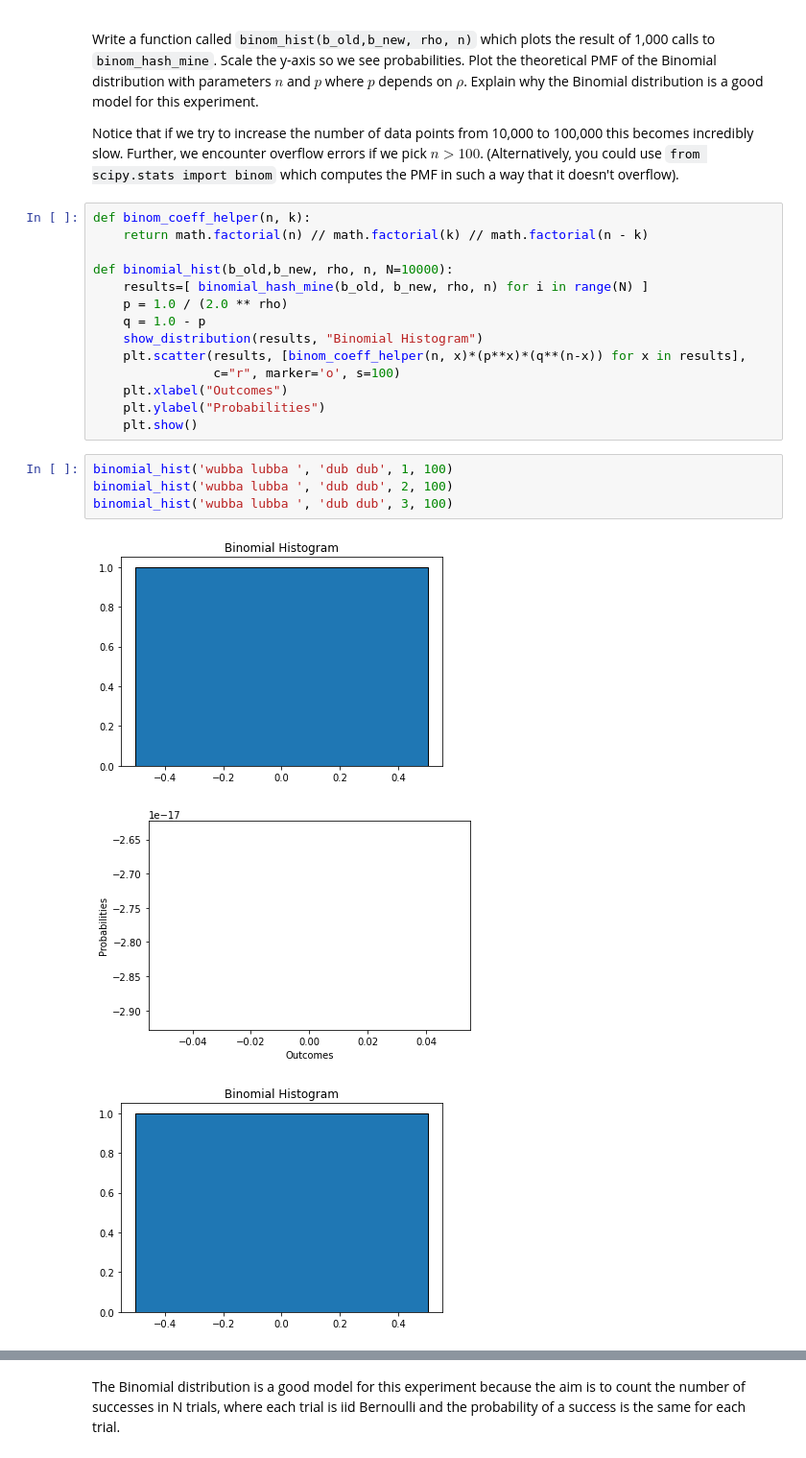
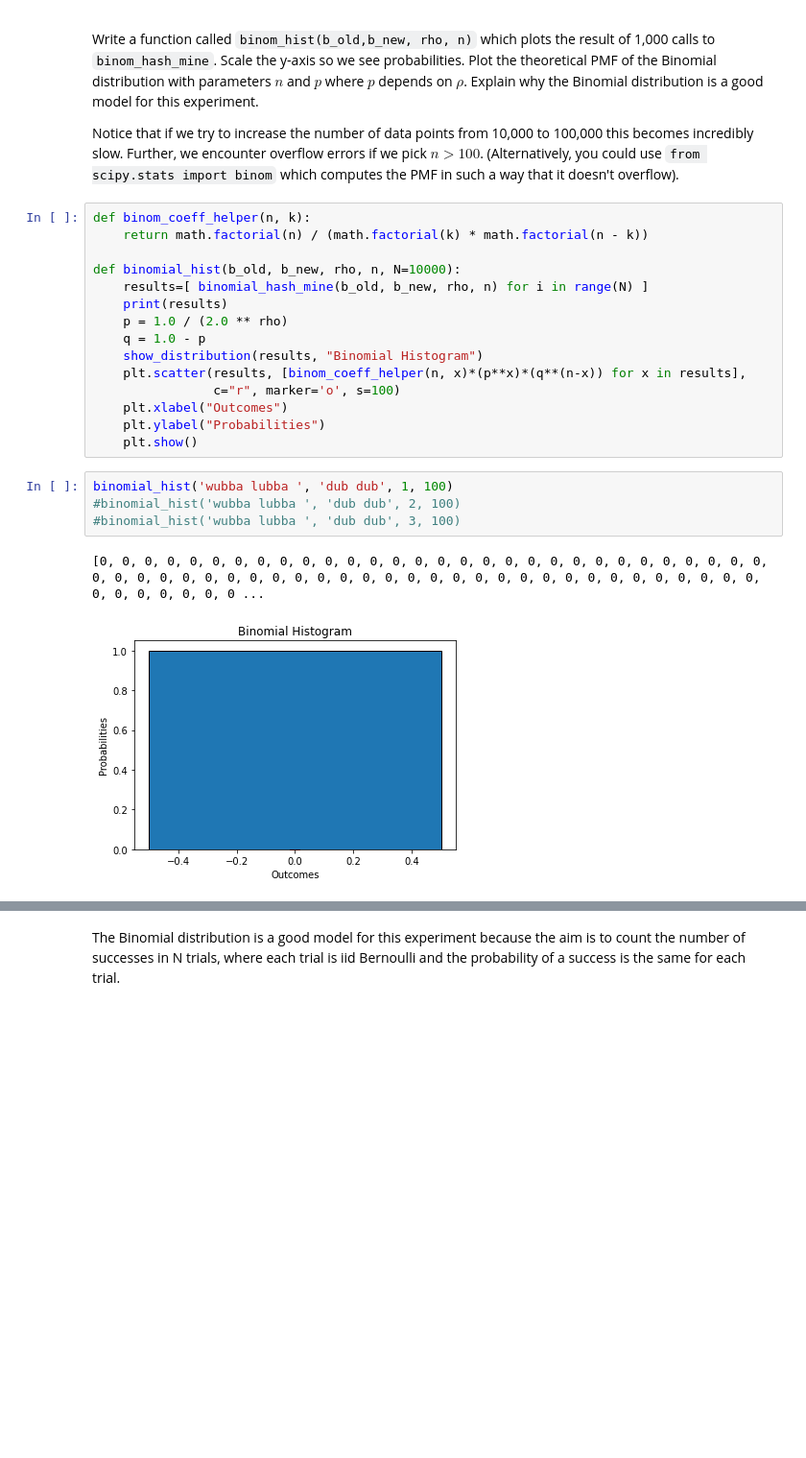
Before and after one commit to ghostpress/CS237-Summer-2-2021, a Jupyter notebook: HW2/HW2.ipynb, the cells around one changed output, grey strips where cells are left out. Shown: that part at 96% size. Cells and saved outputs as stored; diff of their text form; blank space fills up the shorter version.

```diff
--- a/HW2/HW2.ipynb
+++ b/HW2/HW2.ipynb
@@ -358,10 +351,11 @@ Write a function called `binom_hist(b_old,b_new, rho, n)` which plots the result
 Notice that if we try to increase the number of data points from 10,000 to 100,000 this becomes incredibly slow. Further, we encounter overflow errors if we pick $n>100$. (Alternatively, you could use `from scipy.stats import binom` which computes the PMF in such a way that it doesn't overflow).
 # %%
 def binom_coeff_helper(n, k):
-    return math.factorial(n) // math.factorial(k) // math.factorial(n - k)
+    return math.factorial(n) / (math.factorial(k) * math.factorial(n - k))
 
-def binomial_hist(b_old,b_new, rho, n, N=10000):
+def binomial_hist(b_old, b_new, rho, n, N=10000):
     results=[ binomial_hash_mine(b_old, b_new, rho, n) for i in range(N) ]
+    print(results)
     p = 1.0 / (2.0 ** rho)
     q = 1.0 - p
     show_distribution(results, "Binomial Histogram")
@@ -372,9 +366,8 @@ def binomial_hist(b_old,b_new, rho, n, N=10000):
     plt.show()
 # %%
 binomial_hist('wubba lubba ', 'dub dub', 1, 100)
-binomial_hist('wubba lubba ', 'dub dub', 2, 100)
-binomial_hist('wubba lubba ', 'dub dub', 3, 100)
+#binomial_hist('wubba lubba ', 'dub dub', 2, 100)
+#binomial_hist('wubba lubba ', 'dub dub', 3, 100)
 # %% [output]
+[0, 0, 0, 0, 0, 0, 0, 0, 0, 0, 0, 0, 0, 0, 0, 0, 0, 0, 0, 0, 0, 0, 0, 0, 0, 0, 0, 0, 0, 0, 0, 0, 0, 0, 0, 0, 0, 0, 0, 0, 0, 0, 0, 0, 0, 0, 0, 0, 0, 0, 0, 0, 0, 0, 0, 0, 0, 0, 0, 0, 0, 0, 0, 0, 0, 0, 0 ...
-[figure, old version]
+[figure, new version]
-[figure, removed]
-[figure, removed]
```
Also changed, not shown: parts of 5 cells of this notebook.
